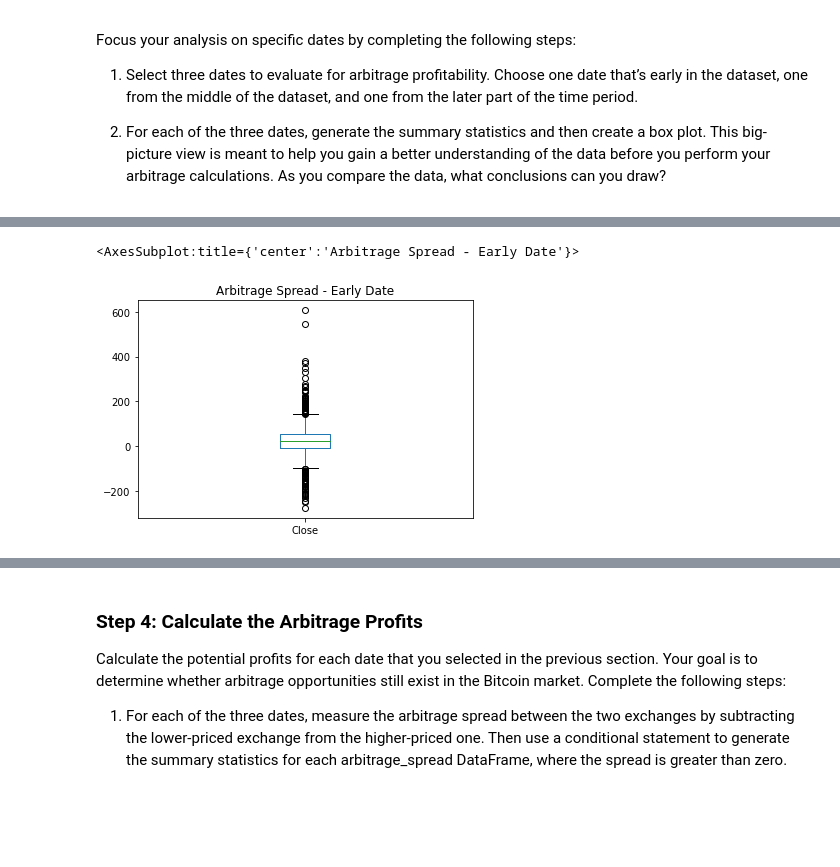
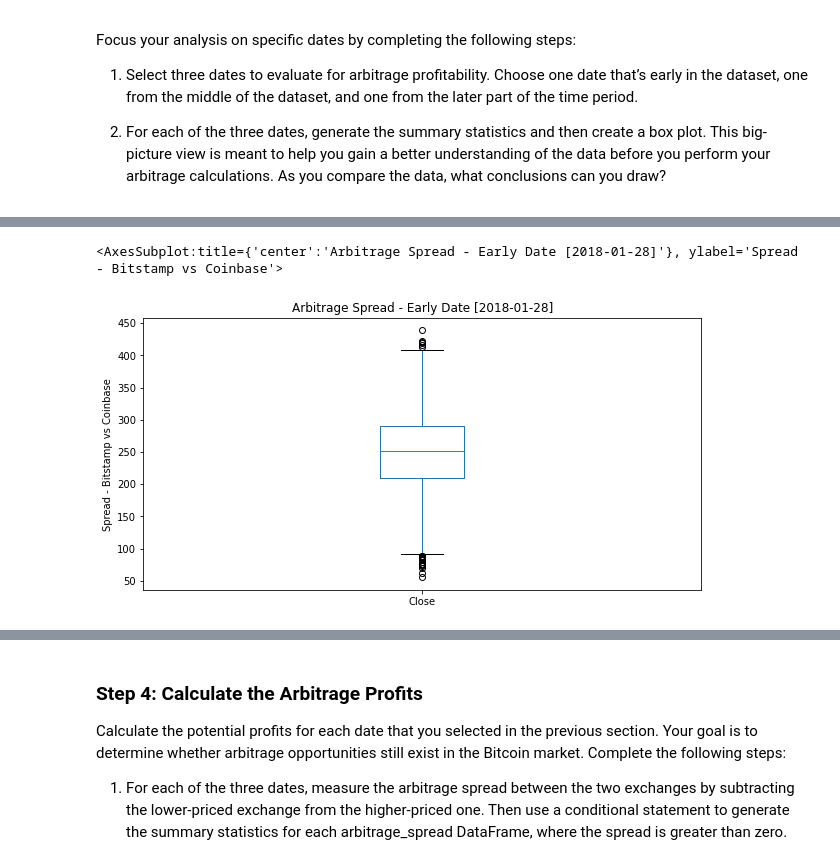
Before and after one commit to millerman421/Module_03_challenge, a Jupyter notebook: Starter_Code/crypto_arbitrage.ipynb, the cells around one changed output, grey strips where cells are left out. Cells and saved outputs as stored; diff of their text form; code cells hidden in the pictures; blank space fills up the shorter version.

Commit message:
Completed arbitrage spread analysis

```diff
--- a/Starter_Code/crypto_arbitrage.ipynb
+++ b/Starter_Code/crypto_arbitrage.ipynb
@@ -378,7 +378,8 @@ Select the data you want to analyze. Use `loc` or `iloc` to select the following
 * Close
 # %%
 # Use loc or iloc to select `Timestamp (the index)` and `Close` from bitstamp DataFrame
-bitstamp_sliced = bitstamp_sliced = bitstamp_dataframe.loc[:,"Close"]
+bitstamp_sliced = bitstamp_dataframe.loc[:,"Close"]
+bitstamp_sliced.rename("Close_Bitstamp", inplace=True)
 
 # Review the first five rows of the DataFrame
 display(bitstamp_sliced.head(5))
@@ -393,7 +394,7 @@ Name: Close, dtype: float64
 # %%
 # Use loc or iloc to select `Timestamp (the index)` and `Close` from coinbase DataFrame
 coinbase_sliced = coinbase_dataframe.loc[:,"Close"]
-
+coinbase_sliced.rename("Close_Coinbase", inplace=True)
 # Review the first five rows of the DataFrame
 display(coinbase_sliced.head(5))
 # %% [output]
@@ -536,8 +562,15 @@ Focus your analysis on specific dates by completing the following steps:
 # %%
 # Using the early date that you have selected, calculate the arbitrage spread
 # by subtracting the bitstamp lower closing prices from the coinbase higher closing prices
-arbitrage_spread_early = # YOUR CODE HERE
+
+
+
+arbitrage_spread_early_1 = bitstamp_sliced.loc["2018-01-28"] - coinbase_sliced.loc["2018-01-28"]
+display(arbitrage_spread_early_1)
+arbitrage_spread_early_2 = combined_bitcoin["Close_bitstamp"].loc["2018-01-28"] - combined_bitcoin["Close_coinbase"].loc["2018-01-28"]
+display(arbitrage_spread_early_2)
 
 # Generate summary statistics for the early DataFrame
-# YOUR CODE HERE
+display(arbitrage_spread_early_1.describe())
+display(arbitrage_spread_early_2.describe())
 # %% [output]
@@ -553,6 +621,7 @@ Name: Close, dtype: float64
 # %%
 # Visualize the arbitrage spread from early in the dataset in a box plot
-# YOUR CODE HERE
+#Method #1 box chart
+arbitrage_spread_early_1.plot(label="Close", ylabel="Spread - Bitstamp vs Coinbase",kind="box",figsize=(10,5),title="Arbitrage Spread - Early Date [2018-01-28]")
 # %% [output]
-<AxesSubplot:title={'center':'Arbitrage Spread - Early Date'}>
+<AxesSubplot:title={'center':'Arbitrage Spread - Early Date [2018-01-28]'}, ylabel='Spread - Bitstamp vs Coinbase'>
-[figure, old version]
+[figure, new version]
```
Also changed, not shown: parts of 25 cells of this notebook.
